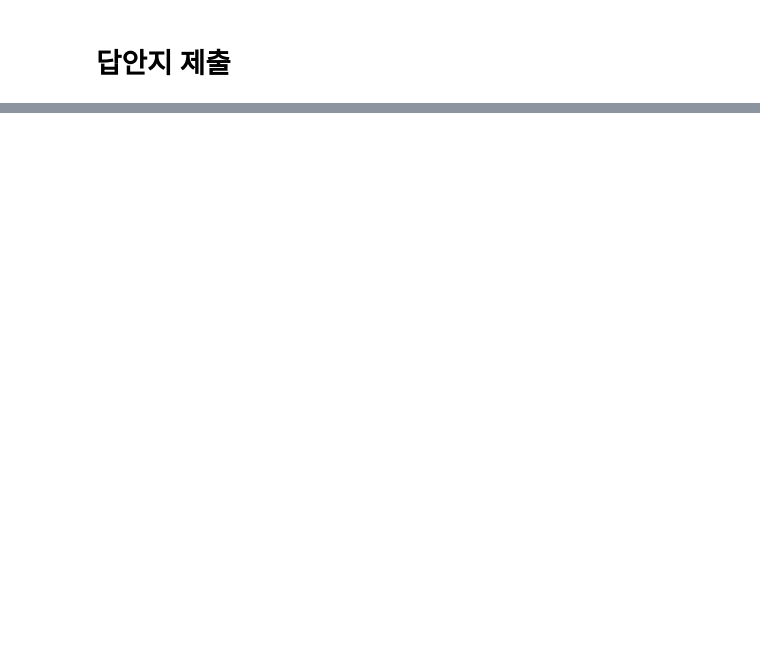
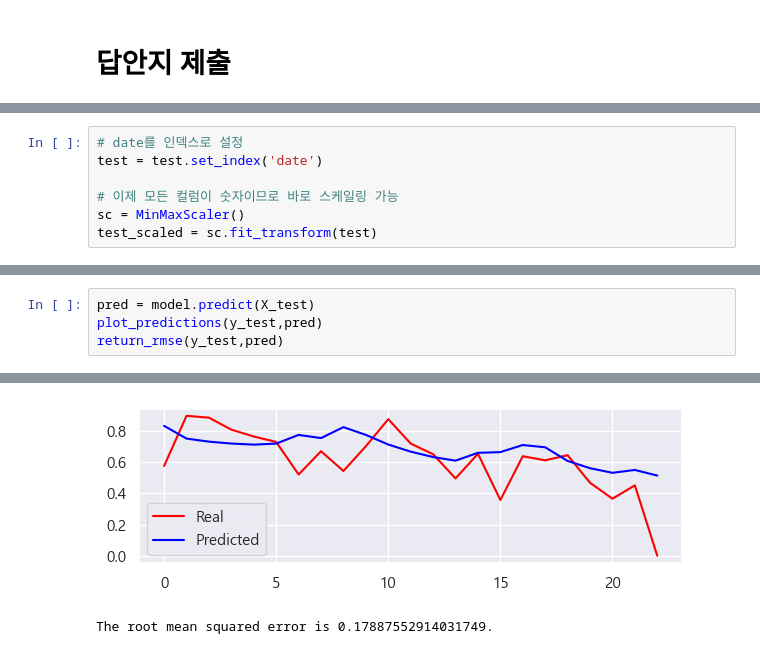
Before and after one commit to Kwonym0814/AIotDataAnalysis, a Jupyter notebook: workspace_python/dl/lec09_공모전_시계열_날씨_.ipynb, the cells around one changed output, grey strips where cells are left out. Saved outputs shown, nothing was run; the diff lists cells and outputs as text; blank space fills up the shorter version.

```diff
--- a/workspace_python/dl/lec09_공모전_시계열_날씨_.ipynb
+++ b/workspace_python/dl/lec09_공모전_시계열_날씨_.ipynb
@@ -132,0 +266,7 @@ plt.show()
+# %%
+# date를 인덱스로 설정
+test = test.set_index('date')
+
+# 이제 모든 컬럼이 숫자이므로 바로 스케일링 가능
+sc = MinMaxScaler()
+test_scaled = sc.fit_transform(test)
@@ -132,0 +288,5 @@ plt.show()
+# %%
+pred = model.predict(X_test)
+plot_predictions(y_test,pred)
+return_rmse(y_test,pred)
+# %% [output]
@@ -132,0 +294,2 @@ plt.show()
+[figure, added]
+The root mean squared error is 0.17887552914031749.
```
Also changed, not shown: parts of 17 cells of this notebook, 7 other files.
